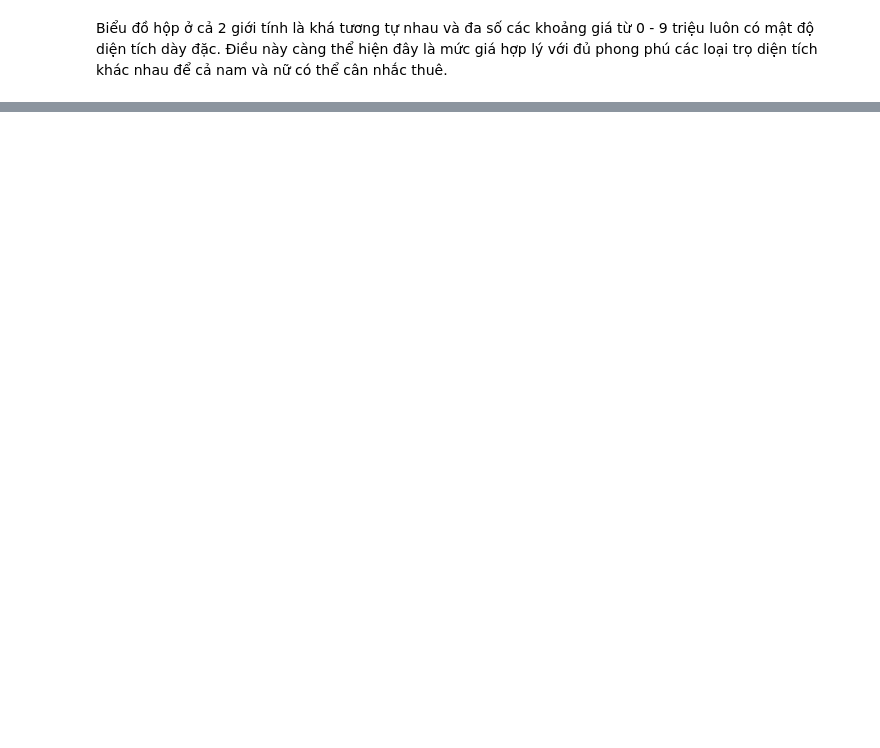
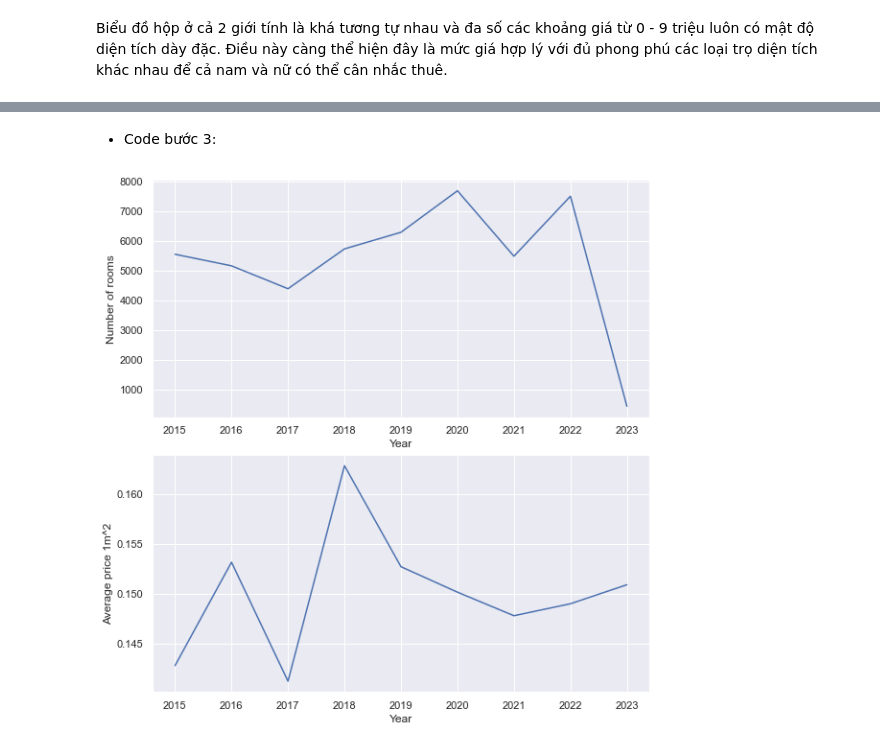
Before and after one commit to tungbtt/LTKHDL_Project_Phongtro, a Jupyter notebook: Project_PhongTro.ipynb, the cells around one changed output, grey strips where cells are left out. Saved outputs shown, nothing was run; the diff lists cells and outputs as text; code cells hidden in the pictures; blank space fills up the shorter version.

```diff
--- a/Project_PhongTro.ipynb
+++ b/Project_PhongTro.ipynb
@@ -653,0 +672,6 @@ Biểu đồ hộp ở cả 2 giới tính là khá tương tự nhau và đa s
+# %%
+df3 = pd.DataFrame()
+df3['1m^2'] = room_df['Price'] / room_df['Acreage']
+df3['Year'] = room_df.Posting_time.dt.year
+df3 = df3[df3['1m^2'] != np.Inf]
+df3.head()
@@ -653,0 +688,9 @@ Biểu đồ hộp ở cả 2 giới tính là khá tương tự nhau và đa s
+# %%
+year, number_of_rooms, average_price = [], [], []
+for name, group in df3.groupby('Year'):
+    year.append(name)
+    number_of_rooms.append(len(group))
+    average_price.append(group['1m^2'].mean())
+
+room_by_year_df = pd.DataFrame({'Year': year, 'Number of rooms': number_of_rooms, 'Average price 1m^2': average_price})
+room_by_year_df
@@ -653,0 +708,17 @@ Biểu đồ hộp ở cả 2 giới tính là khá tương tự nhau và đa s
+# %% [markdown]
+- Code bước 3:
+# %%
+import matplotlib.gridspec as gridspec
+
+fig = plt.figure(figsize = (8, 8), constrained_layout = True)
+gs = gridspec.GridSpec(2, 1, figure = fig)
+
+ax0 = fig.add_subplot(gs[0])
+sns.lineplot(x="Year", y="Number of rooms", data=room_by_year_df, ax=ax0)
+
+ax1 = fig.add_subplot(gs[1])
+sns.lineplot(x="Year", y="Average price 1m^2", data=room_by_year_df, ax=ax1)
+
+plt.show()
+# %% [output]
+[figure, added]
```
Also changed, not shown: parts of 14 cells of this notebook.
